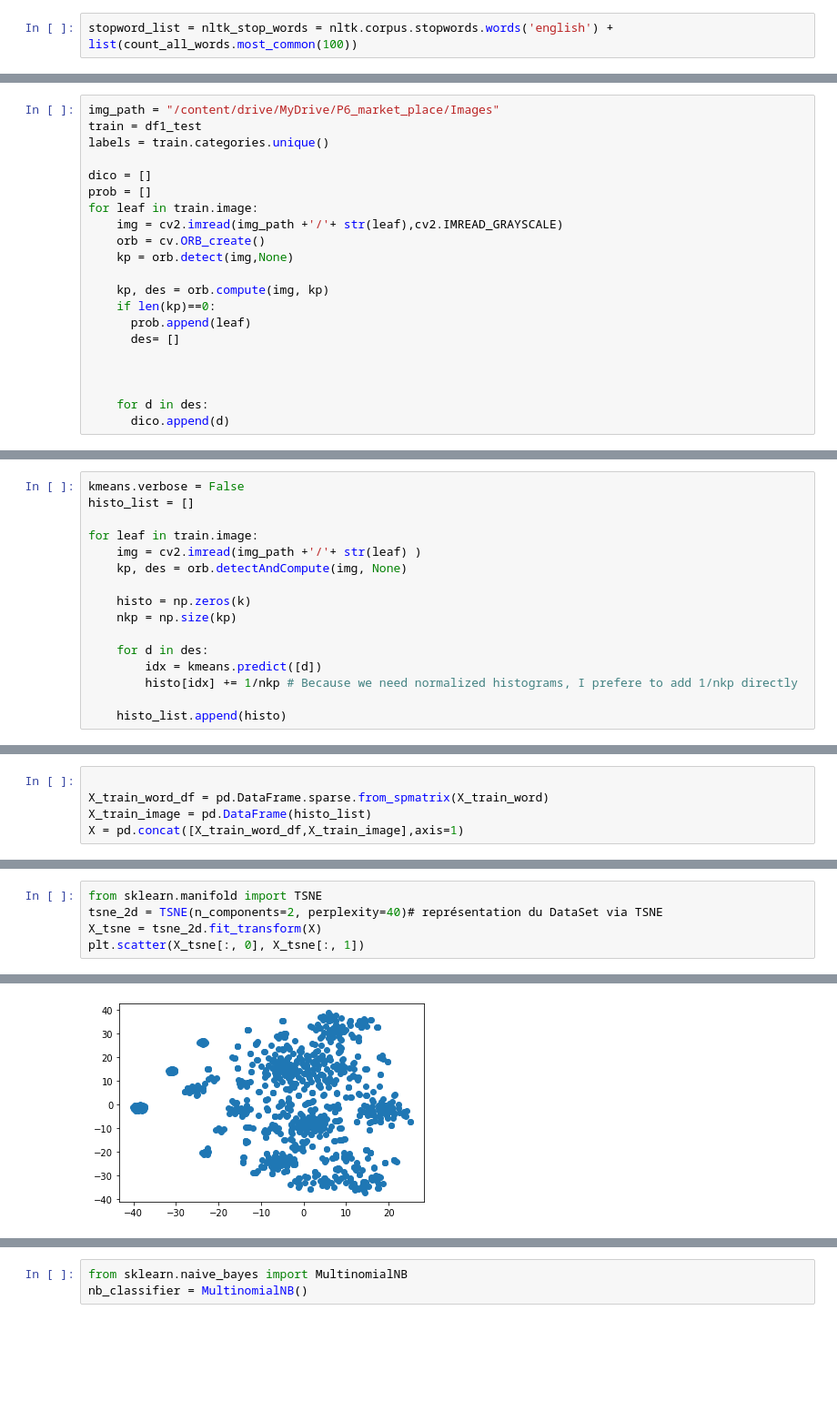
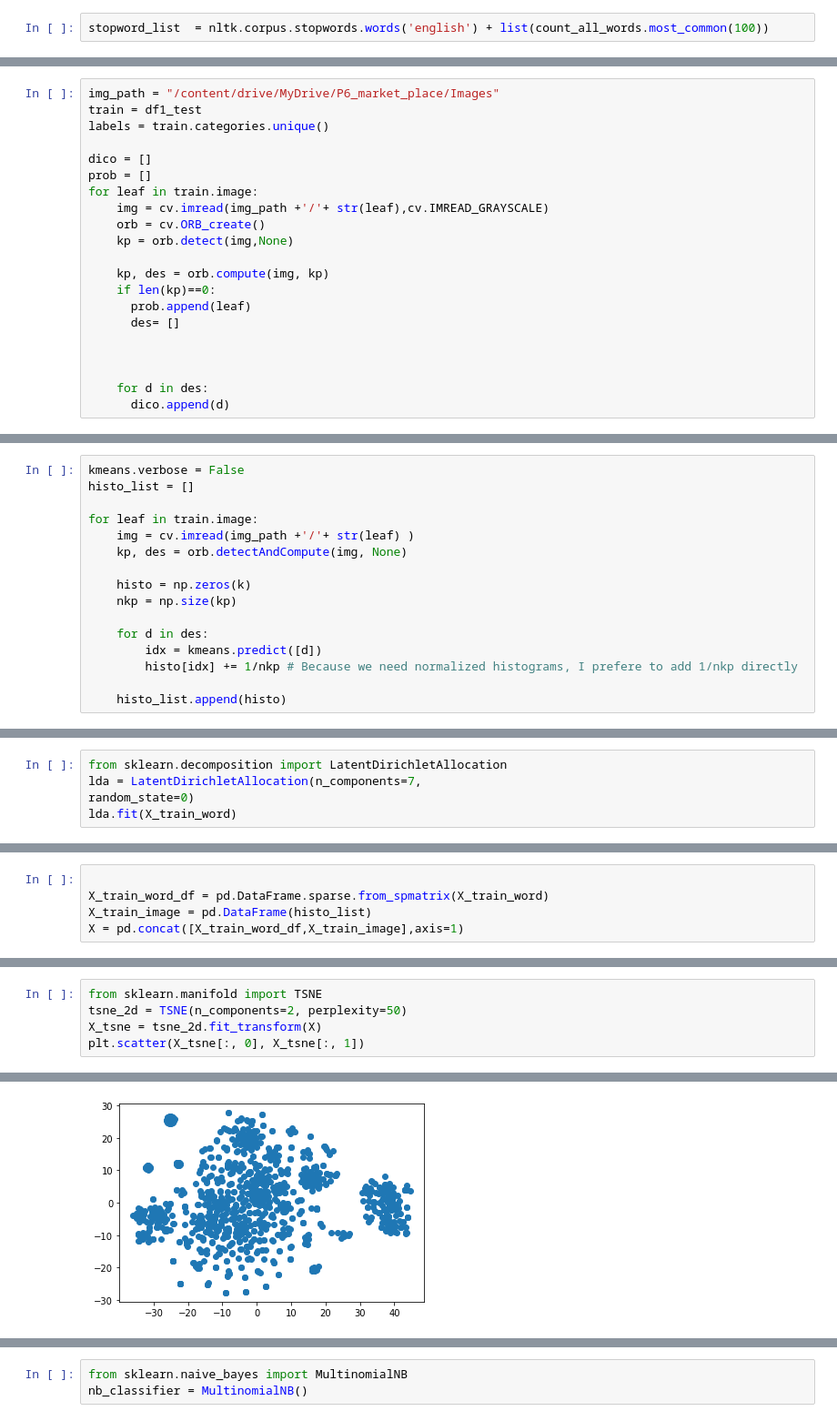
Before and after one commit to JeongJeong-code/P6_market_place, a Jupyter notebook: text_image_classification.ipynb, the cells around one changed output, grey strips where cells are left out. Shown at 91% size. Drawn from its saved outputs; the diff is of its cells as text; blank space fills up the shorter version.

```diff
--- a/text_image_classification.ipynb
+++ b/text_image_classification.ipynb
@@ -76,7 +130,7 @@ from collections import Counter
 count_all_words = Counter(all_words)
 #count_all_words.most_common(100)
 # %%
-stopword_list = nltk_stop_words = nltk.corpus.stopwords.words('english') + list(count_all_words.most_common(100))
+stopword_list  = nltk.corpus.stopwords.words('english') + list(count_all_words.most_common(100))
 # %%
 from sklearn import preprocessing
 le = preprocessing.LabelEncoder()
@@ -135,7 +166,7 @@ labels = train.categories.unique()
 dico = []
 prob = []
 for leaf in train.image:
-    img = cv2.imread(img_path +'/'+ str(leaf),cv2.IMREAD_GRAYSCALE)
+    img = cv.imread(img_path +'/'+ str(leaf),cv.IMREAD_GRAYSCALE)
     orb = cv.ORB_create()
     kp = orb.detect(img,None)
 
@@ -182,7 +209,7 @@ kmeans.verbose = False
 histo_list = []
 
 for leaf in train.image:
-    img = cv2.imread(img_path +'/'+ str(leaf) )
+    img = cv.imread(img_path +'/'+ str(leaf) )
     kp, des = orb.detectAndCompute(img, None)
 
     histo = np.zeros(k)
@@ -208,2 +235,7 @@ print(bow["train"][0].shape)
 # %%
 X_train_word =count_vectorizer.fit_transform(X_train)
+# %%
+from sklearn.decomposition import LatentDirichletAllocation
+lda = LatentDirichletAllocation(n_components=7,
+random_state=0)
+lda.fit(X_train_word)
@@ -233,11 +253,11 @@ X_train_word_df.head()
 # %%
 from sklearn.manifold import TSNE
-tsne_2d = TSNE(n_components=2, perplexity=40)# représentation du DataSet via TSNE
+tsne_2d = TSNE(n_components=2, perplexity=50)
 X_tsne = tsne_2d.fit_transform(X)
 plt.scatter(X_tsne[:, 0], X_tsne[:, 1])
 # %% [output]
 <matplotlib.collections.PathCollection at 0x...>
-[figure, old version]
+[figure, new version]
 # %%
 np.shape(X_tsne)
 # %% [output]
```
Also changed, not shown: parts of 28 cells of this notebook.
